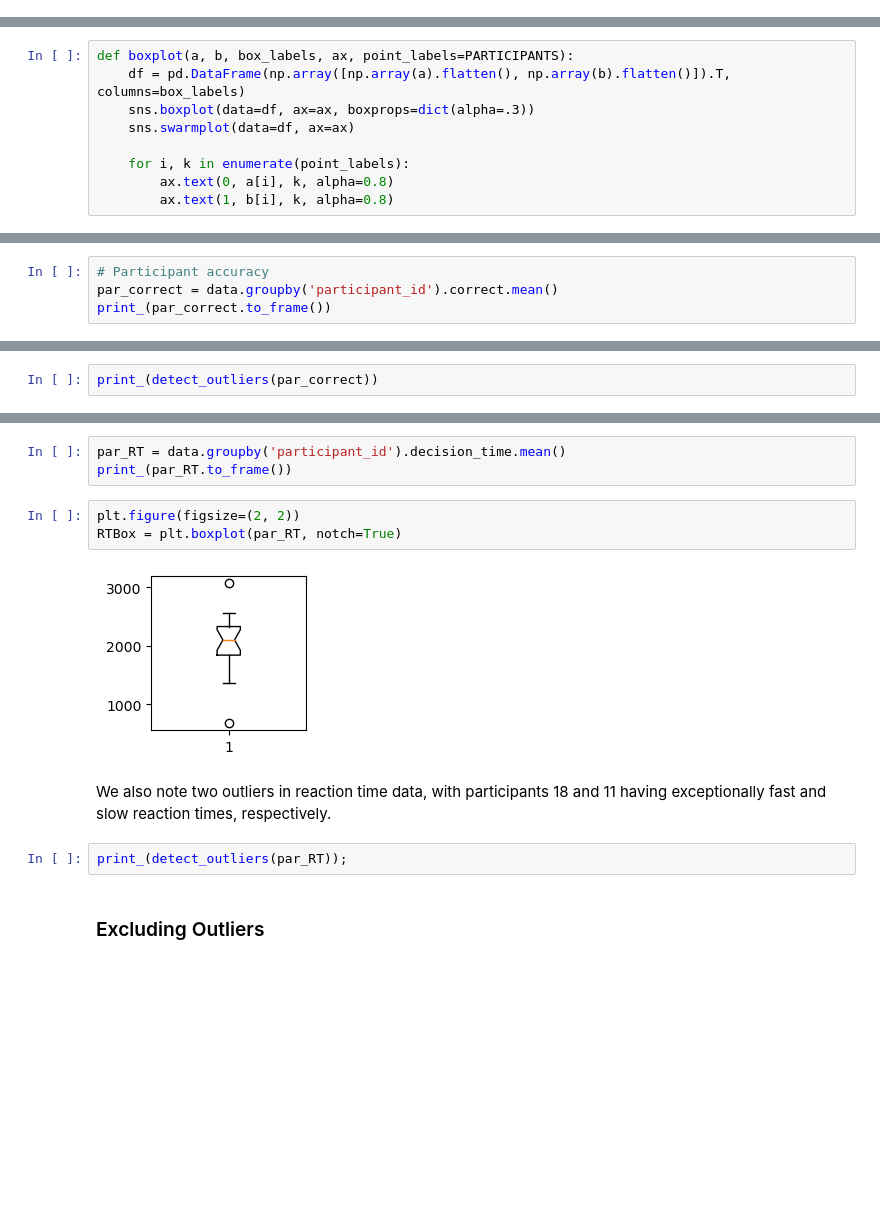
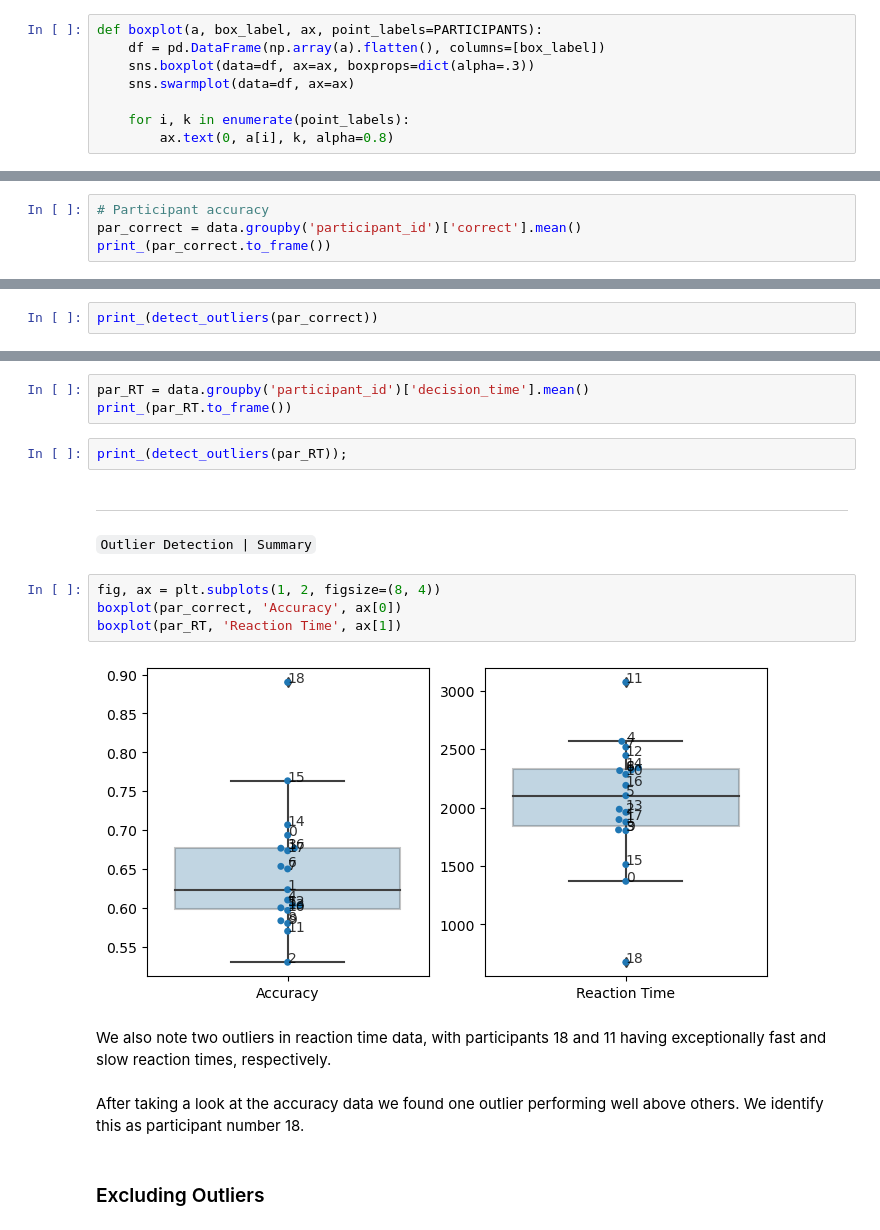
Before and after one commit to pulkitgoyal56/CCCP, a Jupyter notebook: CCCP.ipynb, the cells around one changed output, grey strips where cells are left out. Saved outputs shown, nothing was run; the diff lists cells and outputs as text; blank space fills up the shorter version.

```diff
--- a/CCCP.ipynb
+++ b/CCCP.ipynb
@@ -105,0 +104,8 @@ def print_(*args, **kwargs):
+# %%
+def boxplot(a, box_label, ax, point_labels=PARTICIPANTS):
+    df = pd.DataFrame(np.array(a).flatten(), columns=[box_label])
+    sns.boxplot(data=df, ax=ax, boxprops=dict(alpha=.3))
+    sns.swarmplot(data=df, ax=ax)
+
+    for i, k in enumerate(point_labels):
+        ax.text(0, a[i], k, alpha=0.8)
@@ -121,12 +138,3 @@ def pm(s1, s2, std1, std2):
 @epsilon_greedy
 def sb(s1, s2, std1, std2, n_samples=10):
     return np.count_nonzero(np.random.normal(s1, std1, (1, n_samples)) > np.random.normal(s2, std2, (1, n_samples))) >= n_samples/2
-# %%
-def boxplot(a, b, box_labels, ax, point_labels=PARTICIPANTS):
-    df = pd.DataFrame(np.array([np.array(a).flatten(), np.array(b).flatten()]).T, columns=box_labels)
-    sns.boxplot(data=df, ax=ax, boxprops=dict(alpha=.3))
-    sns.swarmplot(data=df, ax=ax)
-
-    for i, k in enumerate(point_labels):
-        ax.text(0, a[i], k, alpha=0.8)
-        ax.text(1, b[i], k, alpha=0.8)
@@ -256,5 +275,5 @@ avg_correct = data['correct'].mean()
 print_(f'Average accuracy: {avg_correct:.3f}')
 # %%
 # Participant accuracy
-par_correct = data.groupby('participant_id').correct.mean()
+par_correct = data.groupby('participant_id')['correct'].mean()
 print_(par_correct.to_frame())
@@ -272,15 +284,22 @@ print_(detect_outliers(par_correct))
 # %%
-par_RT = data.groupby('participant_id').decision_time.mean()
+par_RT = data.groupby('participant_id')['decision_time'].mean()
 print_(par_RT.to_frame())
-# %%
-plt.figure(figsize=(2, 2))
-RTBox = plt.boxplot(par_RT, notch=True)
-# %% [output]
-[figure, removed]
-# %% [markdown]
-We also note two outliers in reaction time data, with participants 18 and 11 having exceptionally fast and slow reaction times, respectively.
 # %%
 print_(detect_outliers(par_RT));
+# %% [markdown]
+---
+# %% [markdown]
+`Outlier Detection | Summary`
+# %%
+fig, ax = plt.subplots(1, 2, figsize=(8, 4))
+boxplot(par_correct, 'Accuracy', ax[0])
+boxplot(par_RT, 'Reaction Time', ax[1])
+# %% [output]
+[figure, added]
+# %% [markdown]
+We also note two outliers in reaction time data, with participants 18 and 11 having exceptionally fast and slow reaction times, respectively.
+# %% [markdown]
+After taking a look at the accuracy data we found one outlier performing well above others. We identify this as participant number 18.
 # %% [markdown]
 ### Excluding Outliers
 # %% [markdown]
```
Also changed, not shown: parts of 55 cells of this notebook.
